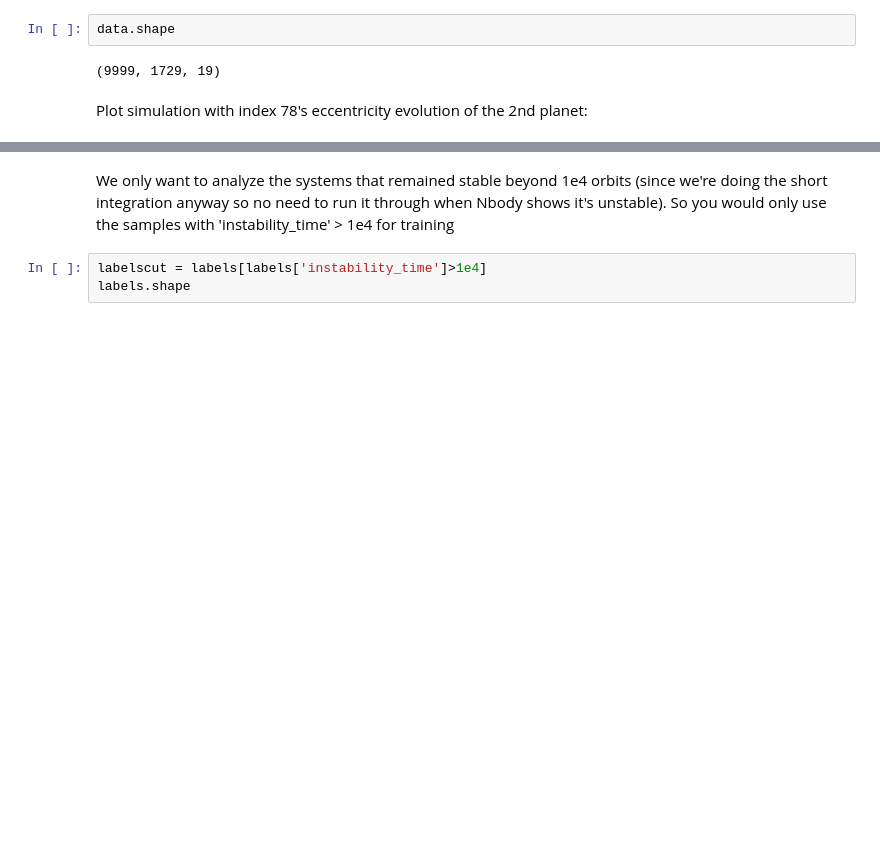
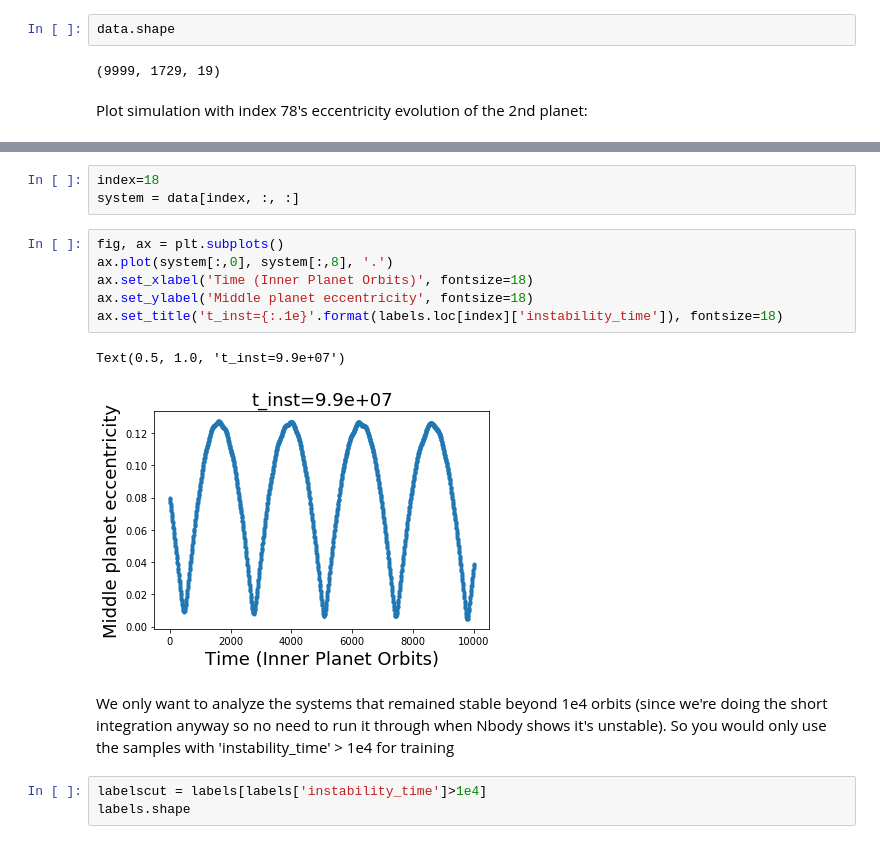
Before and after one commit to MilesCranmer/stabilitydataset, a Jupyter notebook: Analysis/reading_time_series.ipynb, the cells around one changed output, grey strips where cells are left out. Drawn from its saved outputs; the diff is of its cells as text; blank space fills up the shorter version.

```diff
--- a/Analysis/reading_time_series.ipynb
+++ b/Analysis/reading_time_series.ipynb
@@ -73,3 +78,15 @@ ax.plot(system[:,0], system[:,8], '.')
+# %%
+index=18
+system = data[index, :, :]
+# %%
+fig, ax = plt.subplots()
+ax.plot(system[:,0], system[:,8], '.')
+ax.set_xlabel('Time (Inner Planet Orbits)', fontsize=18)
+ax.set_ylabel('Middle planet eccentricity', fontsize=18)
+ax.set_title('t_inst={:.1e}'.format(labels.loc[index]['instability_time']), fontsize=18)
+# %% [output]
+Text(0.5, 1.0, 't_inst=9.9e+07')
+[figure, added]
 # %% [markdown]
 We only want to analyze the systems that remained stable beyond 1e4 orbits (since we're doing the short integration anyway so no need to run it through when Nbody shows it's unstable). So you would only use the samples with 'instability_time' > 1e4 for training
 # %%
```
Also changed, not shown: parts of 5 cells of this notebook.
